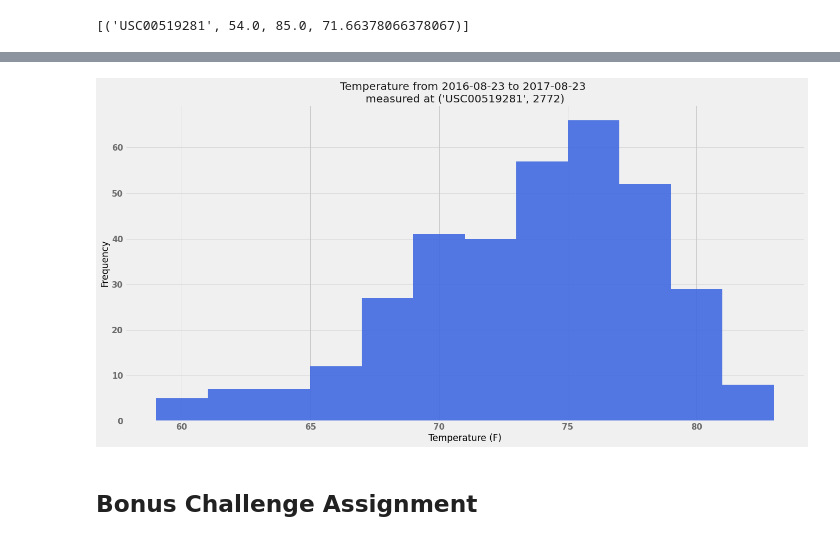
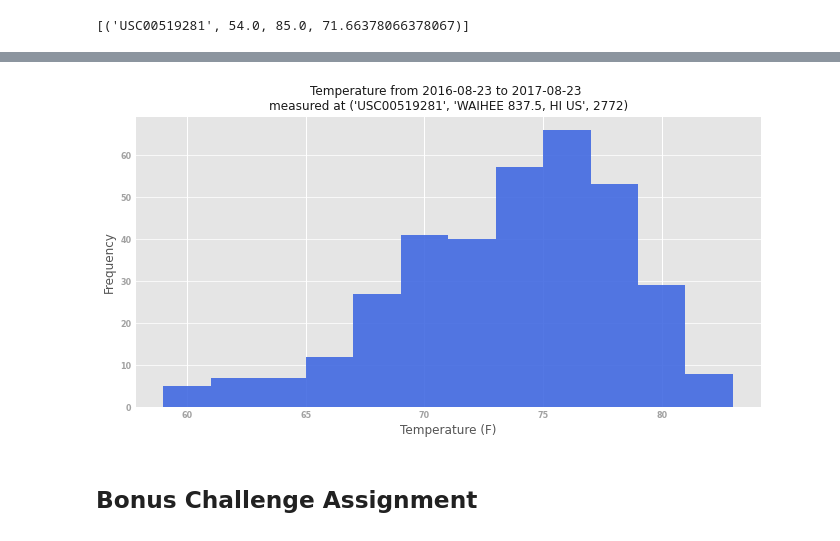
Before and after one commit to GGVittoria/sqlalchemy-challenge, a Jupyter notebook: climate_JV.ipynb, the cells around one changed output, grey strips where cells are left out. Drawn from its saved outputs; the diff is of its cells as text; code cells hidden in the pictures.

Commit message:
analysis updated

```diff
--- a/climate_JV.ipynb
+++ b/climate_JV.ipynb
@@ -192,0 +137,23 @@ plt.show()
+# %%
+plt.style.use('ggplot')
+x_label = ['2016-08', '2016-09', '2016-10', '2016-11', '2016-12',
+          '2017-01', '2017-02', '2017-03', '2017-04', '2017-05',
+          '2017-06', '2017-07', '2017-08', ]
+x_value= np.arange(len(precipitation_df["Date"]))
+fig, ax = plt.subplots(nrows=2,figsize=(18, 8))
+major_ticks = np.arange(0, 390, 30)
+ax[0].bar(x_value, precipitation_df["Precipitation"], color='blue')
+ax[0].set_xticks(major_ticks)
+ax[0].set_xticklabels(x_label)
+ax[0].set_xlim(-5,370)
+ax[0].legend(['Precipitation (in)'], loc=0)
+ax[0].set_title(f"Precipitation Analysis (Bar) \n{firstdate} to {lastdate}")
+ax[1].plot(x_value, precipitation_df["Precipitation"], color='blue')
+ax[1].set_xticks(major_ticks)
+ax[1].set_xticklabels(x_label)
+ax[1].set_xlim(-5,370)
+ax[1].legend(['Precipitation (in)'], loc=0)
+ax[1].set_title(f"Precipitation Analysis (Plot) \n{firstdate} to {lastdate}")
+plt.tight_layout()
+plt.savefig("Output/Fig 1. Barchart - Precipitation by Date" +'.png',bbox_inches='tight')
+plt.show()
@@ -211,10 +180,10 @@ session.query(func.count(Station.id)).all()
 # %%
 # What are the most active stations? (i.e. what stations have the most rows)?
 # List the stations and the counts in descending order.
-station_counts = session.query(Station.station, func.count(Station.id)).\
-    filter(Station.station == Measurement.station).\
-    group_by(Measurement.station).\
-    order_by(func.count(Station.station).desc()).all()
+station_counts = session.query(Measurement.station, Station.name, func.count(Measurement.station)).\
+                    filter(Station.station == Measurement.station).\
+                    group_by(Measurement.station).\
+                    order_by(func.count(Measurement.station).desc()).all()
 
 station_counts
 # %% [output]
@@ -249,7 +218,7 @@ session.query(Measurement.station,  func.min(Measurement.tobs),
 # Query the last 12 months of temperature observation data for this station and plot the results as a histogram
 top_station = session.query(Measurement.date,  Measurement.tobs).\
                     filter(Measurement.station == top_station).\
-                    filter(Measurement.date >= first_date).all()
+                    filter(Measurement.date >= firstdate).all()
 # %%
 # Top Station Temperature dataframe cleanning process
 top_station_df = pd.DataFrame(top_station, columns=['Date', 'Temperature'])
@@ -275,26 +244,26 @@ top_station_df
 # %%
 # Resize Plot
-plt.figure(figsize=[20,10])
+plt.figure(figsize=[10,5])
 
 # Define Histogram paramaters
 n, bins, patches = plt.hist(x=top_station_df["Temperature"], bins=12,
                            color='royalblue',alpha=0.9)
 # Labeling, tickers and grids
 plt.grid(axis='y', alpha=0.75)
 plt.xlabel('Temperature (F)')
 plt.ylabel('Frequency')
-plt.xticks(fontsize=15, fontweight="bold", alpha=0.55)
-plt.yticks(fontsize=15, fontweight="bold", alpha=0.55)
+plt.xticks(fontsize=8, fontweight="bold", alpha=0.55)
+plt.yticks(fontsize=8, fontweight="bold", alpha=0.55)
 plt.title(f"Temperature from {firstdate} to {lastdate} \nmeasured at {station_counts[0]}",
-          alpha=0.9, fontsize=20)
+          alpha=0.9, fontsize=12)
 
 # Save Plot
 plt.savefig("Output/Fig 2. Histogram - Temperature Frequency for the Top Station" +'.png',bbox_inches='tight');
 
 #Show the Plot
 plt.show();
 # %% [output]
-[figure, old version]
+[figure, new version]
 # %% [markdown]
 ## Bonus Challenge Assignment
 # %%
```
Also changed, not shown: parts of 19 cells of this notebook, 4 other files.
